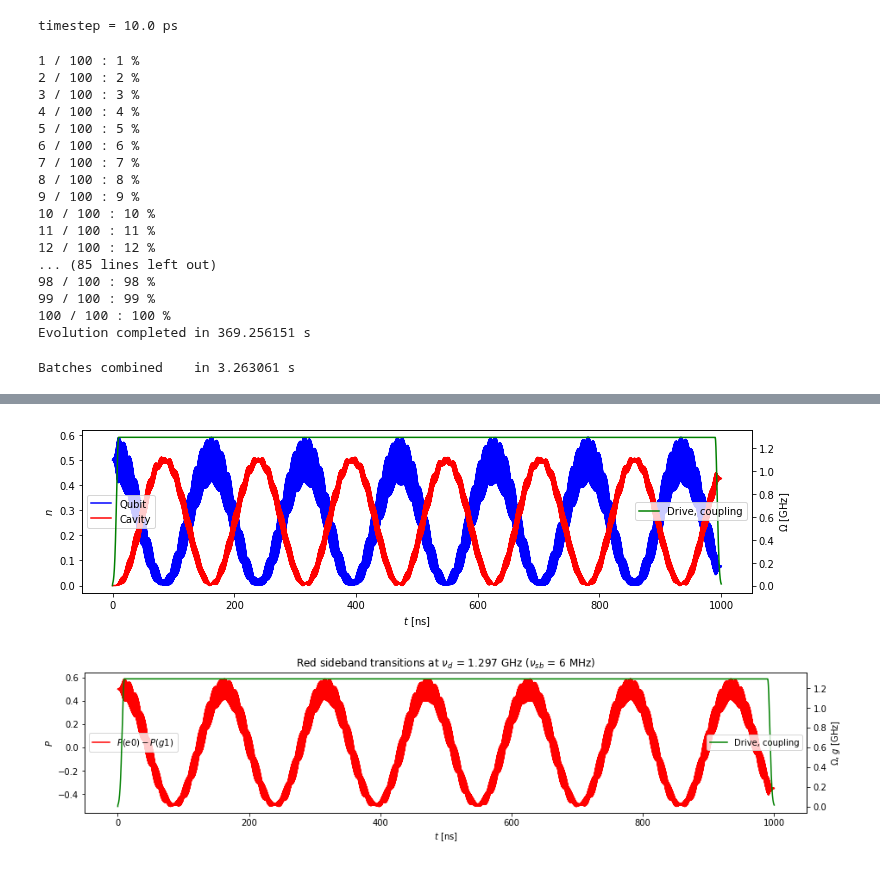
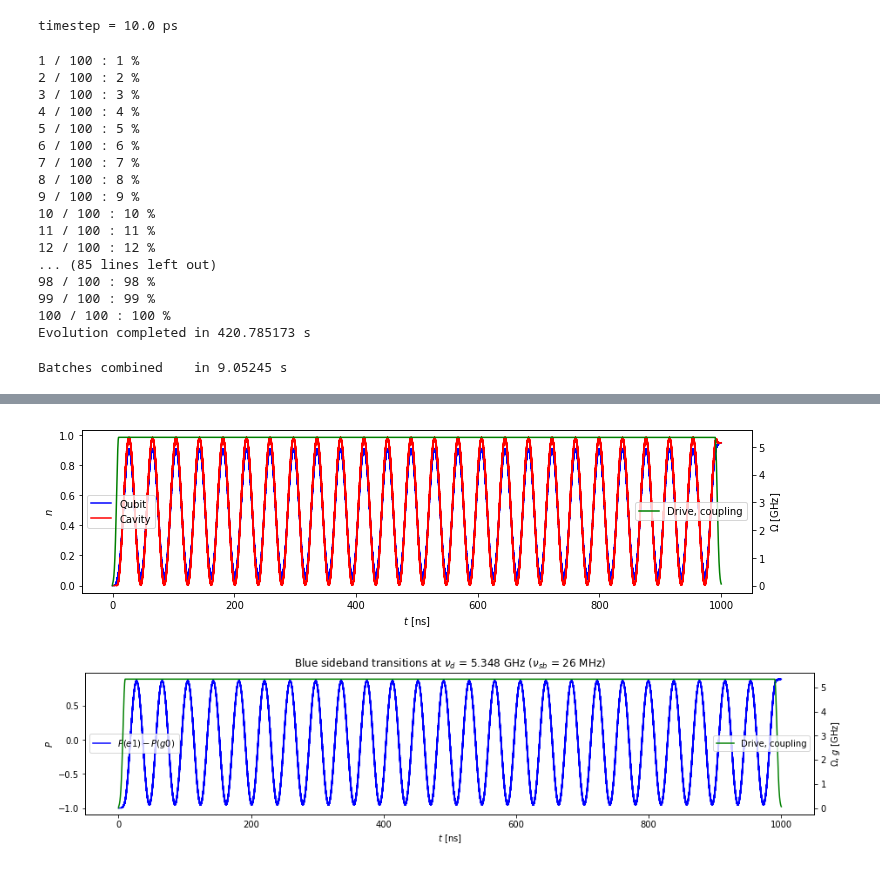
Before and after one commit to wouterkesselsap/thesis, a Jupyter notebook: 2p_sideband.ipynb, the cells around one changed output, grey strips where cells are left out. Cells and saved outputs as stored; diff of their text form; code cells hidden in the pictures.

```diff
--- a/2p_sideband.ipynb
+++ b/2p_sideband.ipynb
@@ -72,14 +72,14 @@ g = 0.2 *2*pi      # coupling between qubit and resonator
 
 if Nt == 1:
     Omega = 0.3 *2 *2*pi  # pump drive amplitude
-    wd = 1.2974*2*pi      # pump drive frequency
+    wd = 5.348 *2*pi      # pump drive frequency
 elif Nt == 2:
     Omegaq = 0.025 *2 *2*pi  # amplitude of qubit-friendly drive tone
     Omegac = 0.317 *2 *2*pi  # amplitude of cavity-friendly drive tone
     dw = 0.0662 *2*pi
     wdq = wq + 0.2 *2*pi - dw  # frequency of qubit-friendly drive tone
     wdc = wc + 0.2 *2*pi + dw  # frequency of cavity-friendly drive tone
-sb = 'red'  # kind of sideband transitions (required for plotting & saving)
+sb = 'blue'  # kind of sideband transitions (required for plotting & saving)
 
 wq_mod = wq + Omega**2/(2*(wq-wd)) + Omega**2/(2*(wq+wd))
 # %%
@@ -129,7 +129,8 @@ if Nt == 1:
     H = [Hjc, [Hc, drive_nonosc], [Hd, drive]]  # complete Hamiltonian
 elif Nt == 2:
     H = [Hjc, [Hc, drive_nonosc], [Hdq, drive_qubit], [Hdc, drive_cavity]]  # complete Hamiltonian
-psi0 = tensor(psi_halfpi(Nq), basis(Nc, 0))  # initial state
+
+psi0 = tensor(psi_0pi(Nq), basis(Nc, 0))  # initial state
 
 # Select these options for bdf method
 options.method = 'bdf'
@@ -172,11 +173,11 @@ elif Nt == 2:
 98 / 100 : 98 %
 99 / 100 : 99 %
 100 / 100 : 100 %
-Evolution completed in 369.256151 s
+Evolution completed in 420.785173 s
 # %%
 """ SAVE EVOLUTION TEMPORARILY """
 
-srcfolder =  "/home/student/thesis/prog_190922_144723"
+srcfolder =  progfolder #"/home/student/thesis/prog_190922_144723"
 quants = ['times', 'expect', 'e0', 'g1', 'e1', 'g0']
 
 start_comb = datetime.now()
@@ -188,7 +189,7 @@ print("Batches combined    in {} s".format((end_comb - start_comb).total_seconds
 
 times, states, expect, e0, g1, e1, g0 = load_data(quants, srcfolder)
 # %% [output]
-Batches combined    in 3.263061 s
+Batches combined    in 9.05245 s
 # %%
 """ SIDEBAND COUPLING """
 
@@ -253,7 +260,7 @@ ax2.legend(loc='center right')
 
 plt.show()
 # %% [output]
-[figure, old version]
+[figure, new version]
 # %%
 """COMBINED PROBABILITIES"""
 
@@ -266,39 +273,45 @@ ax1.set_xlabel("$t$ [ns]")
 ax1.set_ylabel("$P$")
 ax1.tick_params(axis='y')
 ax1.legend(loc='center left')
 
 # ax1.set_xlim([40, 50])
 
 drive_coupling = wd/(2*pi)*drive_nonosc(times, H_args)
 ax2 = ax1.twinx()
 ax2.plot(times, drive_coupling, color='g', label='Drive, coupling')
 ax2.set_ylabel('$\Omega$, $g$ [GHz]')
 ax2.tick_params(axis='y')
 ax2.legend(loc='center right')
 
 fig = plt.gcf()
 if sb == 'red':
     plt.title("Red sideband transitions at $\\nu_d$ = {} GHz ($\\nu_{{sb}}$ = {} MHz)".format(round(wd/2/pi, 3),
                                                                                               int(round(1000*wsb/2/pi))))
 elif sb == 'blue':
     plt.title("Blue sideband transitions at $\\nu_d$ = {} GHz ($\\nu_{{sb}}$ = {} MHz)".format(round(wd/2/pi, 3),
                                                                                                int(round(1000*wsb/2/pi))))
 plt.show()
 
 fig_button = widgets.Button(description='Save figure')
 fig_out = widgets.Output()
 def fig_clicked(b):
     fig_button.description = 'Figure saved!'
     with fig_out:
-        fig.savefig(srcfolder + "/" +
-                    "fig_{}_{}_Nq{}_Om{}_wd{}_wq{}_wc{}_g{}_wsb{}.png".format(ID, sb, Nq,
-                        round(Omega/2/pi, 2), round(wd/2/pi, 3), round(wq/2/pi, 2),
-                        round(wc/2/pi, 2), round(g/2/pi, 2), round(wsb/2/pi, 4)),
-                     bbox_inches='tight')
+        if Nt == 1:
+            fig.savefig(srcfolder + "/" +
+                        "fig_{}_{}_Nq{}_Nt{}_Om{}_wd{}_wq{}_wc{}_g{}_wsb{}.png".format(ID, sb, Nq, Nt,
+                        round(Omega/2/pi, 2), round(wd/2/pi, 3), round(wq/2/pi, 2), round(wc/2/pi, 2),
+                        round(g/2/pi, 2), round(wsb/2/pi, 4)), bbox_inches='tight')
+        elif Nt == 2:
+            fig.savefig(srcfolder + "/" +
+                        "fig_{}_{}_Nq{}_Nt{}_Omq{}_wdq{}_Omc{}_wdc{}_wq{}_wc{}_g{}_wsb{}.png".format(
+                        ID, sb, Nq, Nt, round(Omegaq/2/pi, 2), round(wdq/2/pi, 3), round(Omegac/2/pi, 2),
+                        round(wdc/2/pi, 3), round(wq/2/pi, 2), round(wc/2/pi, 2),
+                        round(g/2/pi, 2), round(wsb/2/pi, 4)), bbox_inches='tight')
 fig_button.on_click(fig_clicked)
 widgets.VBox([fig_button, fig_out])
 # %% [output]
-[figure, old version]
+[figure, new version]
 [interactive output not drawn]
 # %%
 """SCANNING"""
```
Also changed, not shown: parts of 2 cells of this notebook.
